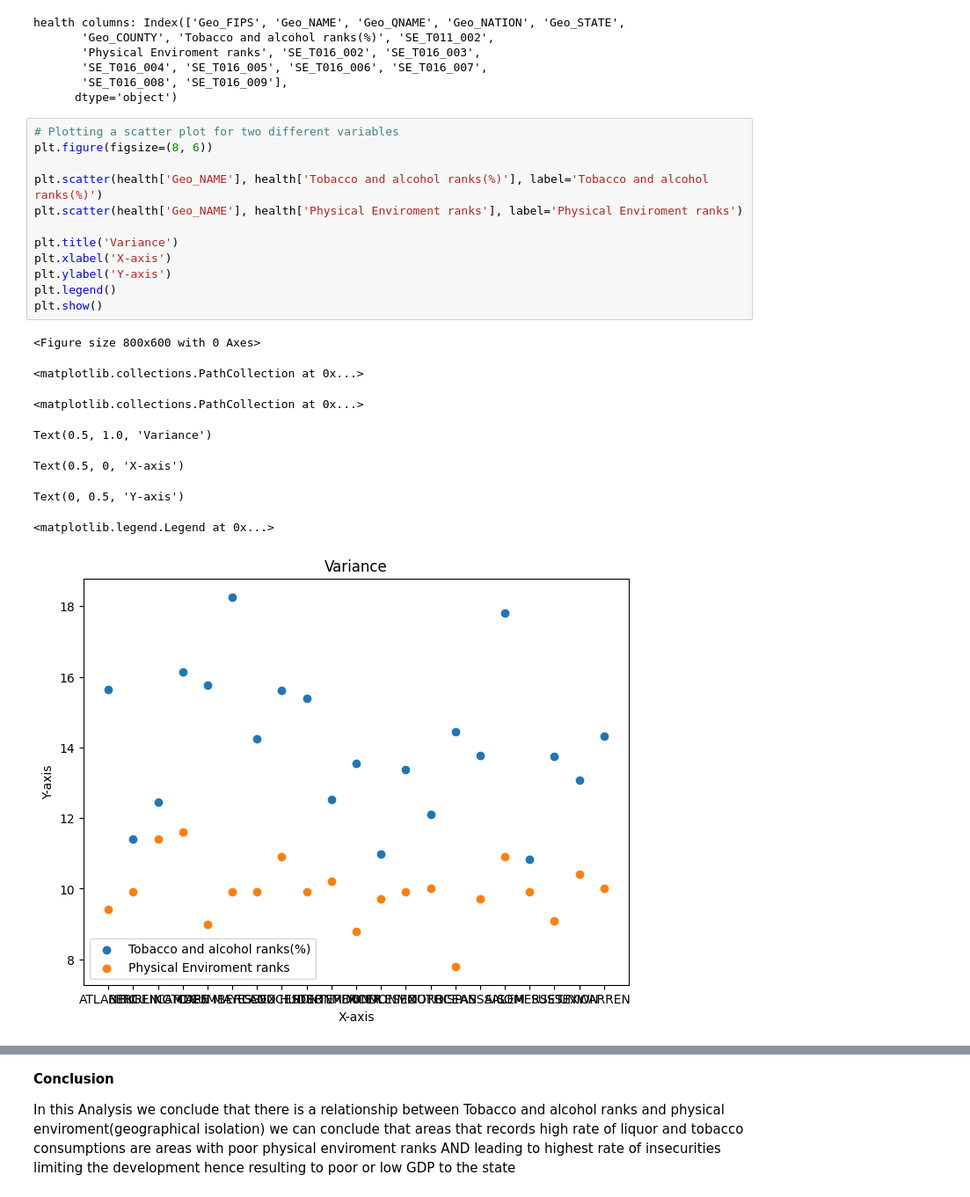
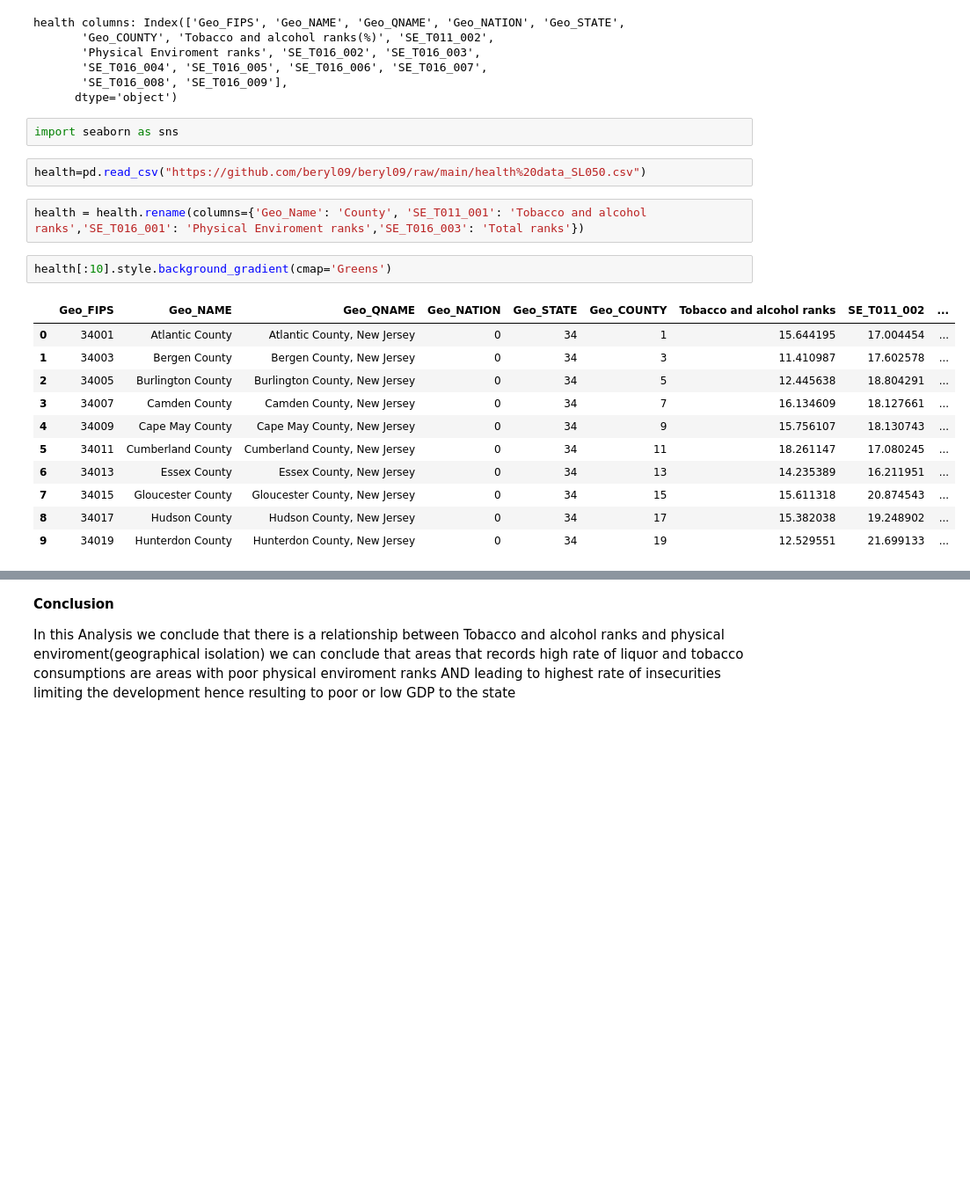
Before and after one commit to beryl09/beryl09, a Jupyter notebook: PS3.ipynb, the cells around one changed output, grey strips where cells are left out. Shown at 88% size. Drawn from its saved outputs; the diff is of its cells as text; blank space fills up the shorter version.

```diff
--- a/PS3.ipynb
+++ b/PS3.ipynb
@@ -529,24 +551,23 @@ health columns: Index(['Geo_FIPS', 'Geo_NAME', 'Geo_QNAME', 'Geo_NATION', 'Geo_S
        'SE_T016_004', 'SE_T016_005', 'SE_T016_006', 'SE_T016_007',
        'SE_T016_008', 'SE_T016_009'],
       dtype='object')
-# %%
-# Plotting a scatter plot for two different variables
-plt.figure(figsize=(8, 6))
-
-plt.scatter(health['Geo_NAME'], health['Tobacco and alcohol ranks(%)'], label='Tobacco and alcohol ranks(%)')
-plt.scatter(health['Geo_NAME'], health['Physical Enviroment ranks'], label='Physical Enviroment ranks')
-
-plt.title('Variance')
-plt.xlabel('X-axis')
-plt.ylabel('Y-axis')
-plt.legend()
-plt.show()
-# %% [output]
-<Figure size 800x600 with 0 Axes>
-<matplotlib.collections.PathCollection at 0x...>
-<matplotlib.collections.PathCollection at 0x...>
-Text(0.5, 1.0, 'Variance')
-Text(0.5, 0, 'X-axis')
-Text(0, 0.5, 'Y-axis')
-<matplotlib.legend.Legend at 0x...>
-[figure, removed]
+# %%
+import seaborn as sns
+# %%
+health=pd.read_csv("https://github.com/beryl09/beryl09/raw/main/health%20data_SL050.csv")
+# %%
+health = health.rename(columns={'Geo_Name': 'County', 'SE_T011_001': 'Tobacco and alcohol ranks','SE_T016_001': 'Physical Enviroment ranks','SE_T016_003': 'Total ranks'})
+# %%
+health[:10].style.background_gradient(cmap='Greens')
+# %% [output]
+|  | Geo_FIPS | Geo_NAME | Geo_QNAME | Geo_NATION | Geo_STATE | Geo_COUNTY | Tobacco and alcohol ranks | SE_T011_002 | ... |
+| 0 | 34001 | Atlantic County | Atlantic County, New Jersey | 0 | 34 | 1 | 15.644195 | 17.004454 | ... |
+| 1 | 34003 | Bergen County | Bergen County, New Jersey | 0 | 34 | 3 | 11.410987 | 17.602578 | ... |
+| 2 | 34005 | Burlington County | Burlington County, New Jersey | 0 | 34 | 5 | 12.445638 | 18.804291 | ... |
+| 3 | 34007 | Camden County | Camden County, New Jersey | 0 | 34 | 7 | 16.134609 | 18.127661 | ... |
+| 4 | 34009 | Cape May County | Cape May County, New Jersey | 0 | 34 | 9 | 15.756107 | 18.130743 | ... |
+| 5 | 34011 | Cumberland County | Cumberland County, New Jersey | 0 | 34 | 11 | 18.261147 | 17.080245 | ... |
+| 6 | 34013 | Essex County | Essex County, New Jersey | 0 | 34 | 13 | 14.235389 | 16.211951 | ... |
+| 7 | 34015 | Gloucester County | Gloucester County, New Jersey | 0 | 34 | 15 | 15.611318 | 20.874543 | ... |
+| 8 | 34017 | Hudson County | Hudson County, New Jersey | 0 | 34 | 17 | 15.382038 | 19.248902 | ... |
+| 9 | 34019 | Hunterdon County | Hunterdon County, New Jersey | 0 | 34 | 19 | 12.529551 | 21.699133 | ... |
```
Also changed, not shown: parts of 25 cells of this notebook.
